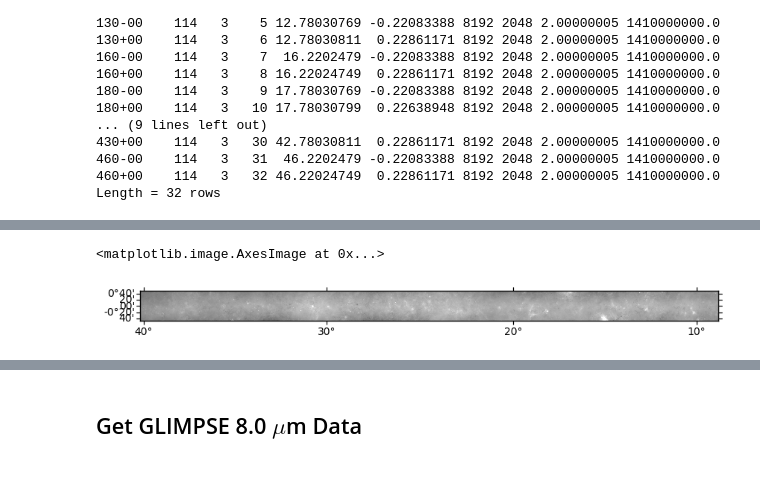
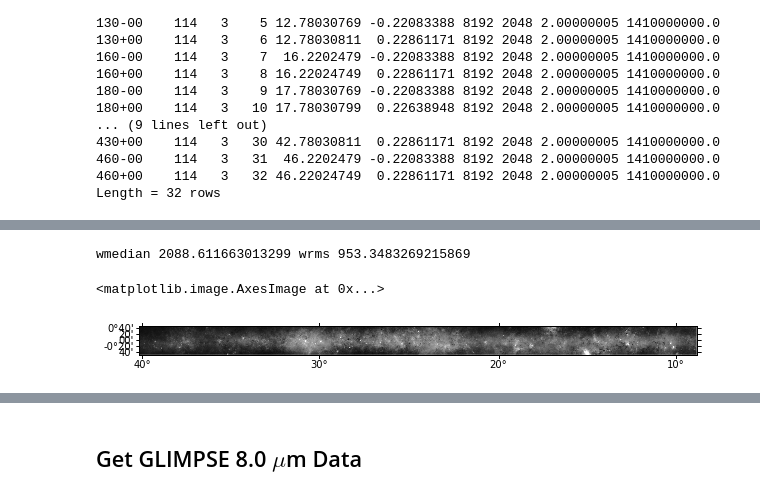
Before and after one commit to jegpeek/bigplaneimage, a Jupyter notebook: make_a_big_plane_image.ipynb, the cells around one changed output, grey strips where cells are left out. Drawn from its saved outputs; the diff is of its cells as text; code cells hidden in the pictures.

```diff
--- a/make_a_big_plane_image.ipynb
+++ b/make_a_big_plane_image.ipynb
@@ -150,15 +226,13 @@ https://third.ucllnl.org/cgi-bin/gpsimage?RA=12.78030811&Dec=0.22861171&Equinox=
 # %%
-wiselist = glob.glob('wise*')
+t0 = time.time()
+wiselist = glob.glob('wise*.fits*')
 wimg_array = np.zeros((ny,nx),dtype=np.float)
 wimg_count = np.zeros((ny,nx),dtype=np.int)
-
 for wisefile in tqdm(wiselist):
     wisehdu = io.fits.open(wisefile)
-    array, footprint = reproject_interp(wisehdu['clean image'], hduimg.header)
-    wok = np.where(np.isfinite(array) & (array != 0))
-    wimg_array[wok] = wimg_array[wok] + array[wok]
-    wimg_count[wok] += 1
+    fast_reproject_interp(wisehdu['clean image'], hduimg.header,
+                                            wimg_array, wimg_count, verbose=True)
 wimg_array = wimg_array/wimg_count.clip(1)
 
-print("Completed in {} s".format(time.time()-t0))
+print("Completed in {:.0f} s".format(time.time()-t0))
 # %% [output]
@@ -166,10 +288,14 @@ Completed in 8201.875252962112 s
 # %%
 plt.figure(figsize=[10, 5])
 ax1 = plt.subplot(1,1,1, projection=wcs.WCS(hduimg.header))
-ax1.imshow(np.arcsinh(wimg_array/1e-3), origin='lower', cmap='gray')
+wmedian = np.median(wimg_array)
+wrms = np.median(np.abs(wimg_array-wmedian))*1.486
+print("wmedian",wmedian,"wrms",wrms)
+ax1.imshow(np.arcsinh((wimg_array-wmedian)/wrms), origin='lower', cmap='gray')
 # %% [output]
-<matplotlib.image.AxesImage at 0x...>
+wmedian 2088.611663013299 wrms 953.3483269215869
+<matplotlib.image.AxesImage at 0x...>
-[figure, old version]
+[figure, new version]
 # %%
 color_array = np.zeros([ny, nx, 3])
 wmedian = np.median(wimg_array)
```
Also changed, not shown: parts of 13 cells of this notebook.
